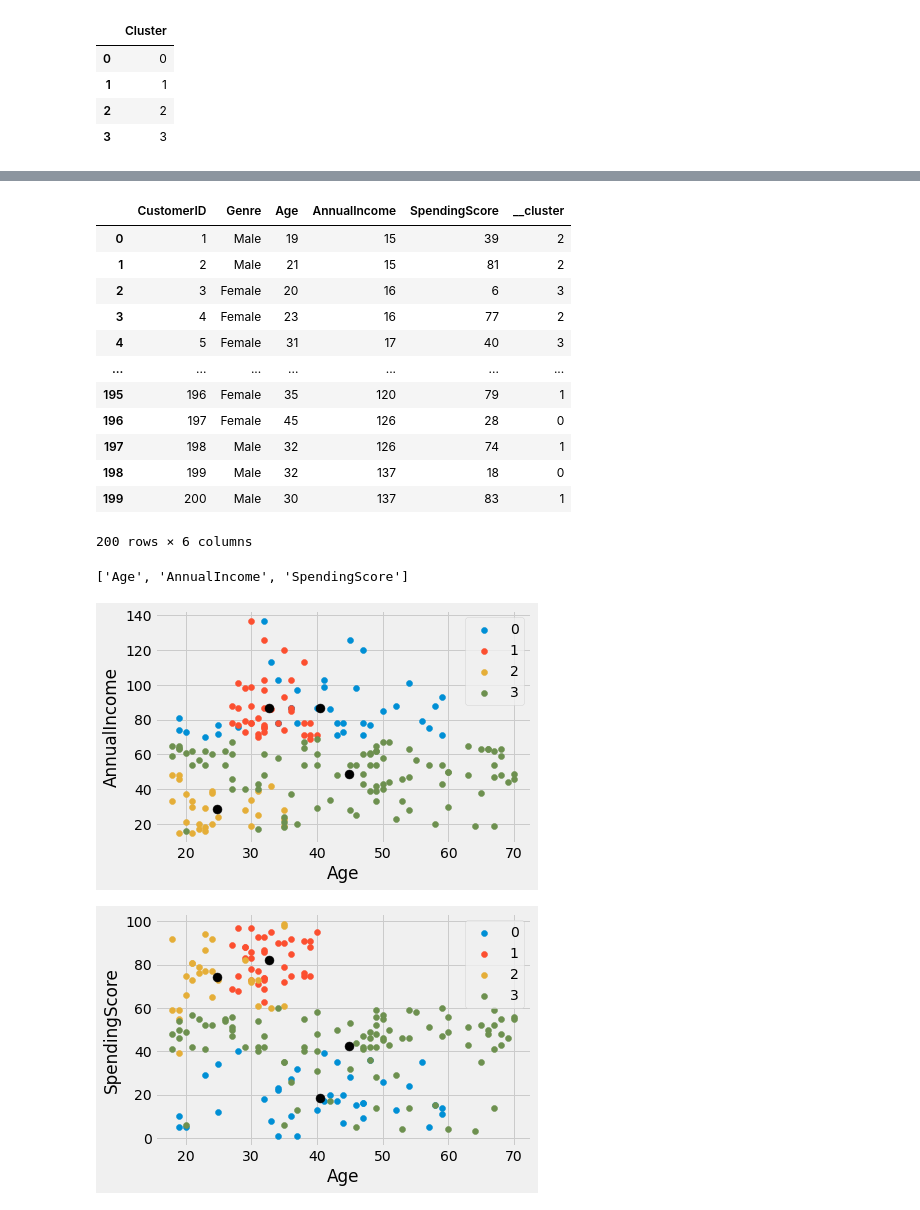
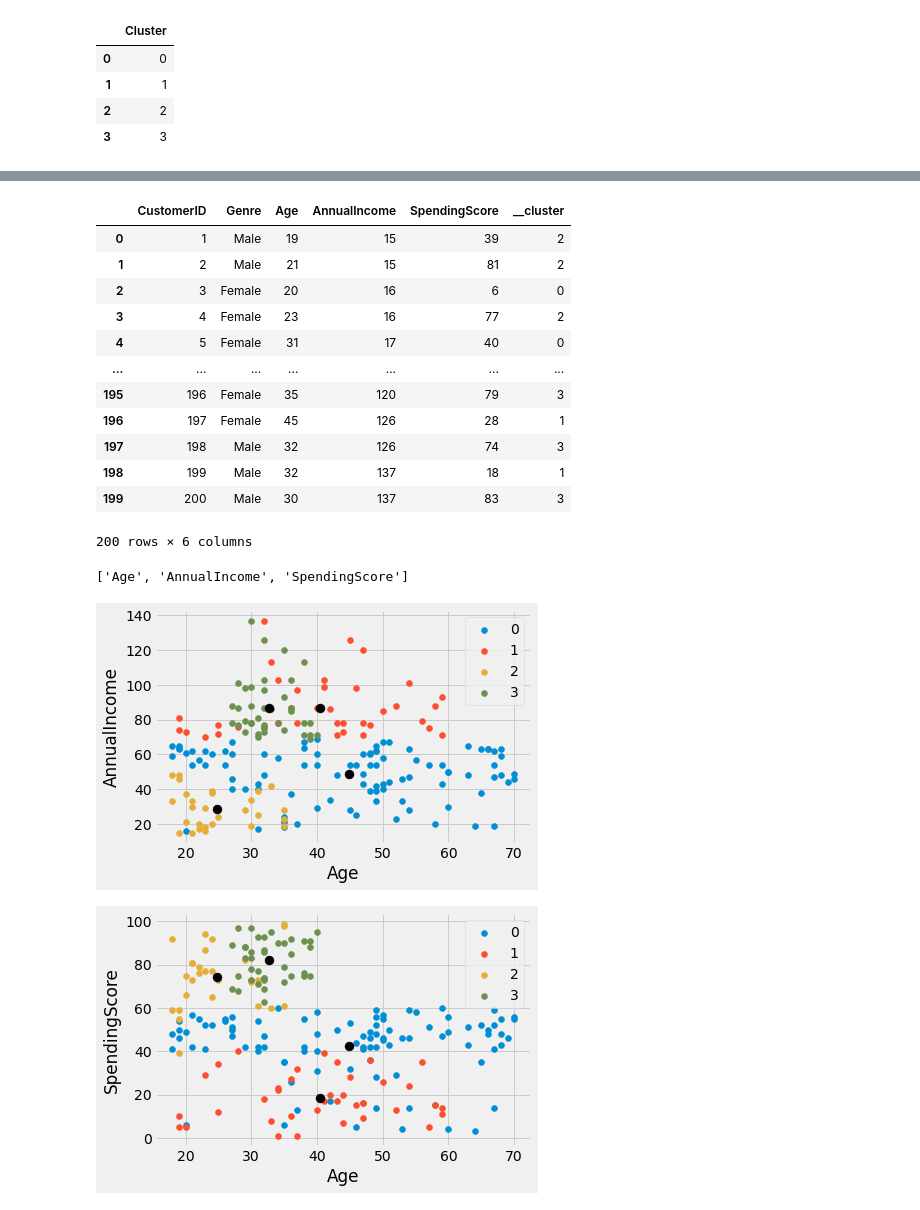
Before and after one commit to ah4d1/anoapycore, a Jupyter notebook: samples/Clustering (Mall Customers).ipynb, the cells around one changed output, grey strips where cells are left out. Saved outputs shown, nothing was run; the diff lists cells and outputs as text; code cells hidden in the pictures.

```diff
--- a/samples/Clustering (Mall Customers).ipynb
+++ b/samples/Clustering (Mall Customers).ipynb
@@ -44,7 +44,7 @@ ap.data.stat.desc(v_data)
 | 75% | 150.250000 | 49.000000 | 78.000000 | 73.000000 |
 | max | 200.000000 | 70.000000 | 137.000000 | 99.000000 |
 # %%
-v_model = ap.ml.clustering.kmeans.run(v_data,['Age','AnnualIncome','SpendingScore'])
+v_model = ap.mlearn.clustering.kmeans.run(v_data,['Age','AnnualIncome','SpendingScore'])
 # %%
 v_model.optimum_k
 # %% [output]
@@ -104,15 +104,15 @@ v_model.worksheet
 |  | CustomerID | Genre | Age | AnnualIncome | SpendingScore | __cluster |
 | 0 | 1 | Male | 19 | 15 | 39 | 2 |
 | 1 | 2 | Male | 21 | 15 | 81 | 2 |
-| 2 | 3 | Female | 20 | 16 | 6 | 3 |
+| 2 | 3 | Female | 20 | 16 | 6 | 0 |
 | 3 | 4 | Female | 23 | 16 | 77 | 2 |
-| 4 | 5 | Female | 31 | 17 | 40 | 3 |
+| 4 | 5 | Female | 31 | 17 | 40 | 0 |
 | ... | ... | ... | ... | ... | ... | ... |
-| 195 | 196 | Female | 35 | 120 | 79 | 1 |
-| 196 | 197 | Female | 45 | 126 | 28 | 0 |
-| 197 | 198 | Male | 32 | 126 | 74 | 1 |
-| 198 | 199 | Male | 32 | 137 | 18 | 0 |
-| 199 | 200 | Male | 30 | 137 | 83 | 1 |
+| 195 | 196 | Female | 35 | 120 | 79 | 3 |
+| 196 | 197 | Female | 45 | 126 | 28 | 1 |
+| 197 | 198 | Male | 32 | 126 | 74 | 3 |
+| 198 | 199 | Male | 32 | 137 | 18 | 1 |
+| 199 | 200 | Male | 30 | 137 | 83 | 3 |
 200 rows × 6 columns
 # %%
 ap.data.save.xls(a_data=v_model.worksheet,a_filename='D:/_result/clustering_kmeans_mall_customers.xlsx')
@@ -121,11 +121,11 @@ v_model.columns
 # %% [output]
 ['Age', 'AnnualIncome', 'SpendingScore']
 # %%
-ap.ml.clustering.kmeans.plot(v_model,'Age','AnnualIncome')
+ap.mlearn.clustering.kmeans.plot(v_model,'Age','AnnualIncome')
 # %% [output]
-[figure, old version]
+[figure, new version]
 # %%
-ap.ml.clustering.kmeans.plot(v_model,'Age','SpendingScore')
+ap.mlearn.clustering.kmeans.plot(v_model,'Age','SpendingScore')
 # %% [output]
-[figure, old version]
+[figure, new version]
 # %%
```
Also changed, not shown: parts of 7 cells of this notebook, 8 other files.
